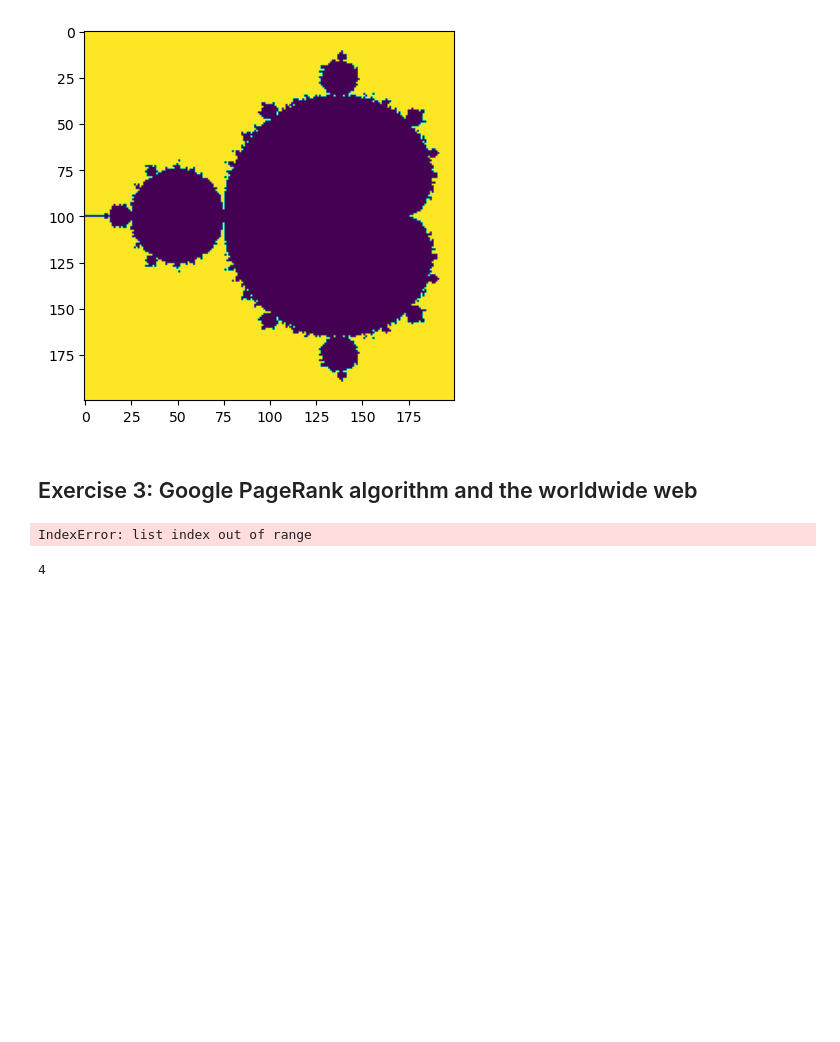
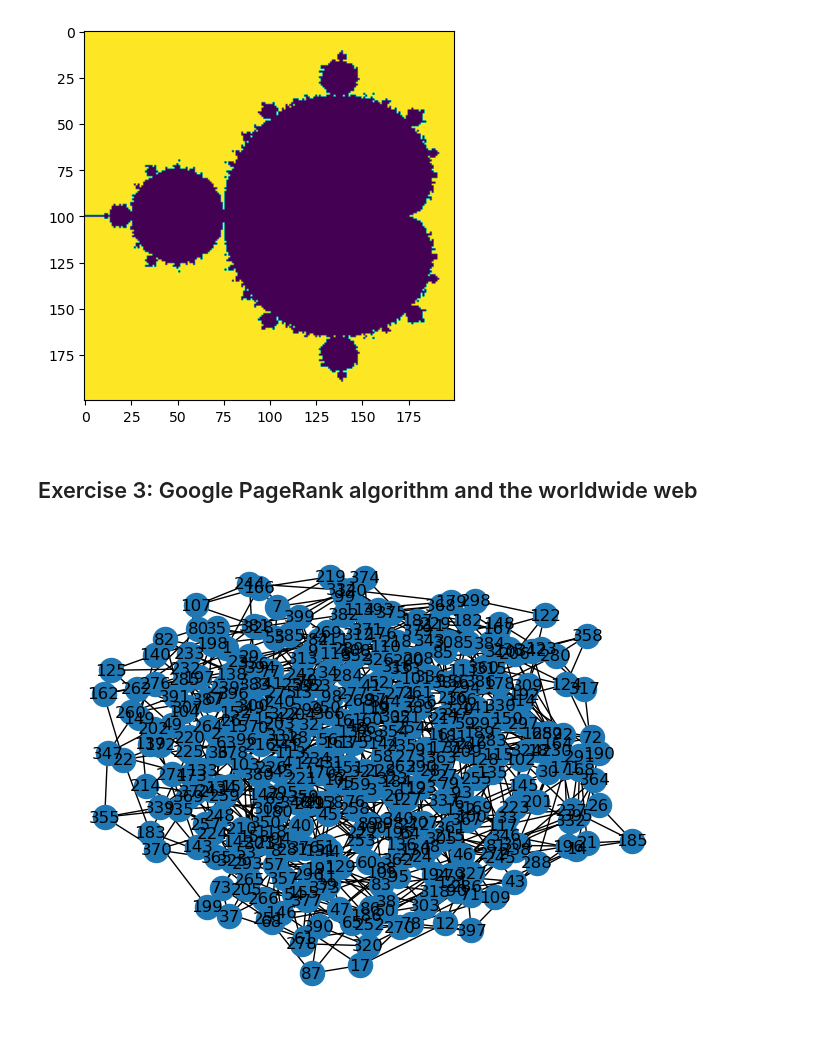
Before and after one commit to OlivierAM23/ds5_assignment_group7, a Jupyter notebook: answer_file.ipynb, the cells around one changed output. Cells and saved outputs as stored; diff of their text form; code cells hidden in the pictures; blank space fills up the shorter version.

```diff
--- a/answer_file.ipynb
+++ b/answer_file.ipynb
@@ -112,37 +112,37 @@ import random
 # %%
 def list_of_nodes(n0,number_of_nodes):
     list1 = []
-    for i in range(n0,number_of_nodes):
+    for i in range(n0,number_of_nodes+1):
         list1.append(i)
     return list1
 def adding_nodes(graph,list1):
     graph.add_nodes_from(list1)
     return graph
 # defining a function that adds M edges to every node in the graph G
 def adding_edges(graph,list1,number_of_nodes,number_of_edges):
-    for i in range(1,number_of_nodes-1):
+    for i in range(1,number_of_nodes):
         # creating a copy of the list and then removing i so we don't have any nodes connected to themselves
-        nodes_to_connect= random.choices([n for n in list1[i+1:] if graph.degree[n] != 4],k = number_of_edges-graph.degree[i])
+        available_nodes = [n for n in list1 if (graph.degree[n] != 4 and n != i)]
+        # Calculate number of edges to add for this node
+        number_of_edges_to_add = max(0, number_of_edges - graph.degree[i])
+        number_of_edges_to_add = min(number_of_edges_to_add, len(available_nodes))
+        nodes_to_connect= random.choices(available_nodes,k = number_of_edges_to_add)
         for node in nodes_to_connect:
             graph.add_edge(i,node)
     return graph
 # n0 is the number that the star graph starts with
-n0 = 5
+n0 = 4
 # N is the total number of webpages required(number of nodes)
 N = 400
 # M is the number of different connections that each page links to(number of edges per node)
 M = 4
 # Initialising the star graph
 G = nx.star_graph(n0)
 # Adding all the nodes to the graph first
 G = adding_nodes(G,list_of_nodes(n0,N))
 # Here n0 is 1 because we want to add at least 4 edges to every node, including the first 6 we initialised the graph with
 G = adding_edges(G,list_of_nodes(1,N),N,M)
 # Drawing the graph
 nx.draw(G,with_labels = True)
 # %% [output]
-IndexError: list index out of range
+[figure, added]
-# %%
-G.degree[30]
-# %% [output]
-4
```
